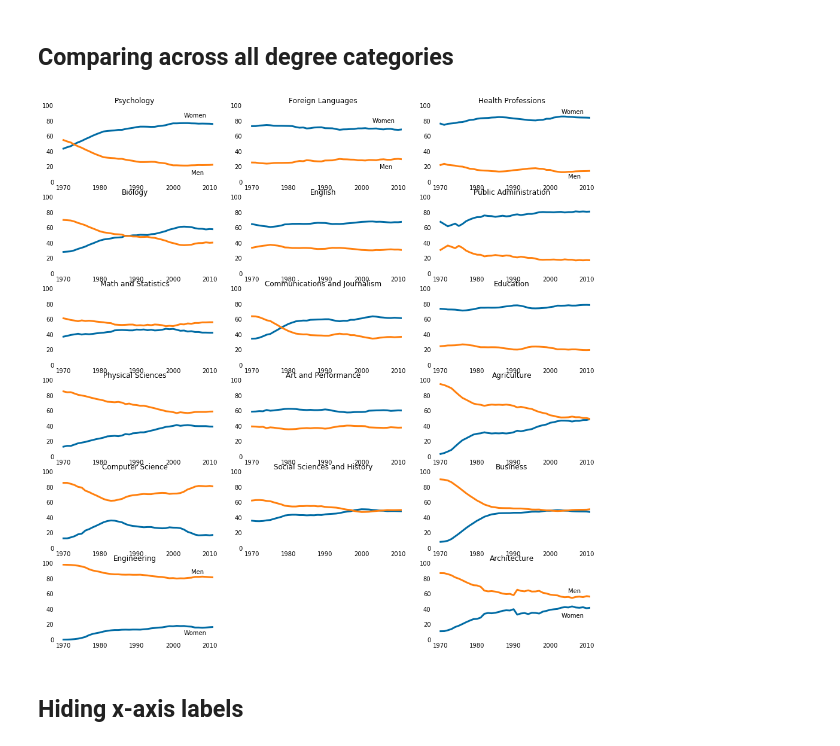
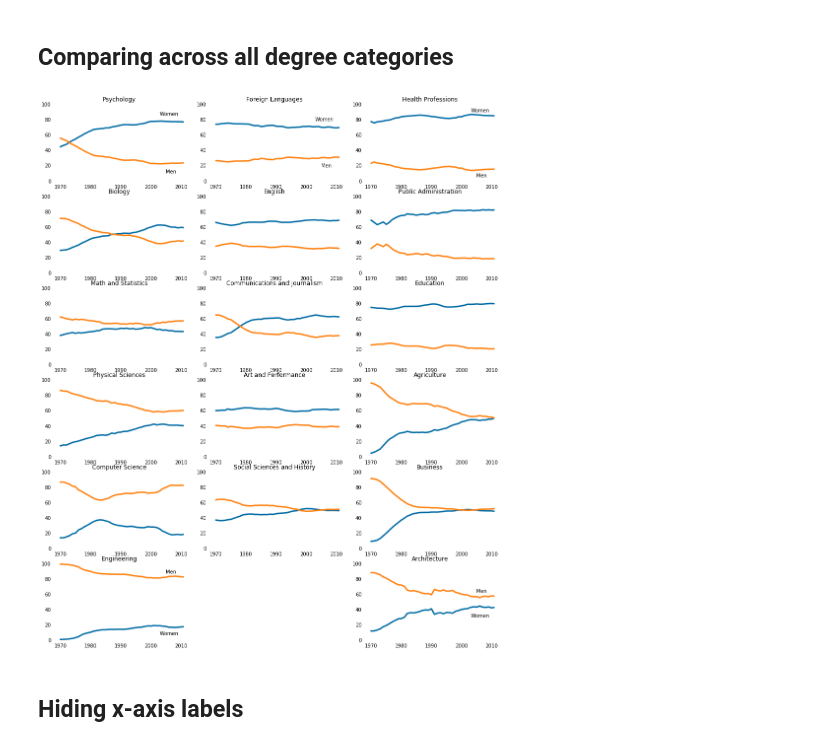
Before and after one commit to dataquestio/solutions, a Jupyter notebook: Mission149Solutions.ipynb, the cells around one changed output. Cells and saved outputs as stored; diff of their text form; code cells hidden in the pictures.

```diff
--- a/Mission149Solutions.ipynb
+++ b/Mission149Solutions.ipynb
@@ -35,11 +35,11 @@ plt.show()
 # %% [markdown]
 ## Comparing across all degree categories
 # %%
-stem_cats = ['Psychology', 'Biology', 'Math and Statistics', 'Physical Sciences', 'Computer Science', 'Engineering', 'Computer Science']
+stem_cats = ['Psychology', 'Biology', 'Math and Statistics', 'Physical Sciences', 'Computer Science', 'Engineering']
 lib_arts_cats = ['Foreign Languages', 'English', 'Communications and Journalism', 'Art and Performance', 'Social Sciences and History']
 other_cats = ['Health Professions', 'Public Administration', 'Education', 'Agriculture','Business', 'Architecture']
 # %%
-fig = plt.figure(figsize=(16, 16))
+fig = plt.figure(figsize=(16, 20))
 
 ## Generate first column of line charts. STEM degrees.
 for sp in range(0,18,3):
@@ -73,34 +73,34 @@ for sp in range(1,16,3):
     ax.set_ylim(0,100)
     ax.set_title(lib_arts_cats[cat_index])
     ax.tick_params(bottom="off", top="off", left="off", right="off")
 
     if cat_index == 0:
         ax.text(2003, 78, 'Women')
         ax.text(2005, 18, 'Men')
 
 ## Generate third column of line charts. Other degrees.
 for sp in range(2,20,3):
     cat_index = int((sp-2)/3)
     ax = fig.add_subplot(6,3,sp+1)
     ax.plot(women_degrees['Year'], women_degrees[other_cats[cat_index]], c=cb_dark_blue, label='Women', linewidth=3)
     ax.plot(women_degrees['Year'], 100-women_degrees[other_cats[cat_index]], c=cb_orange, label='Men', linewidth=3)
     for key,spine in ax.spines.items():
         spine.set_visible(False)
     ax.set_xlim(1968, 2011)
     ax.set_ylim(0,100)
     ax.set_title(other_cats[cat_index])
     ax.tick_params(bottom="off", top="off", left="off", right="off")
 
     if cat_index == 0:
         ax.text(2003, 90, 'Women')
         ax.text(2005, 5, 'Men')
     elif cat_index == 5:
         ax.text(2005, 62, 'Men')
         ax.text(2003, 30, 'Women')
 
 plt.show()
 # %% [output]
-[figure, old version]
+[figure, new version]
 # %% [markdown]
 ## Hiding x-axis labels
 # %%
```
Also changed, not shown: parts of 5 cells of this notebook, 1 other file.
